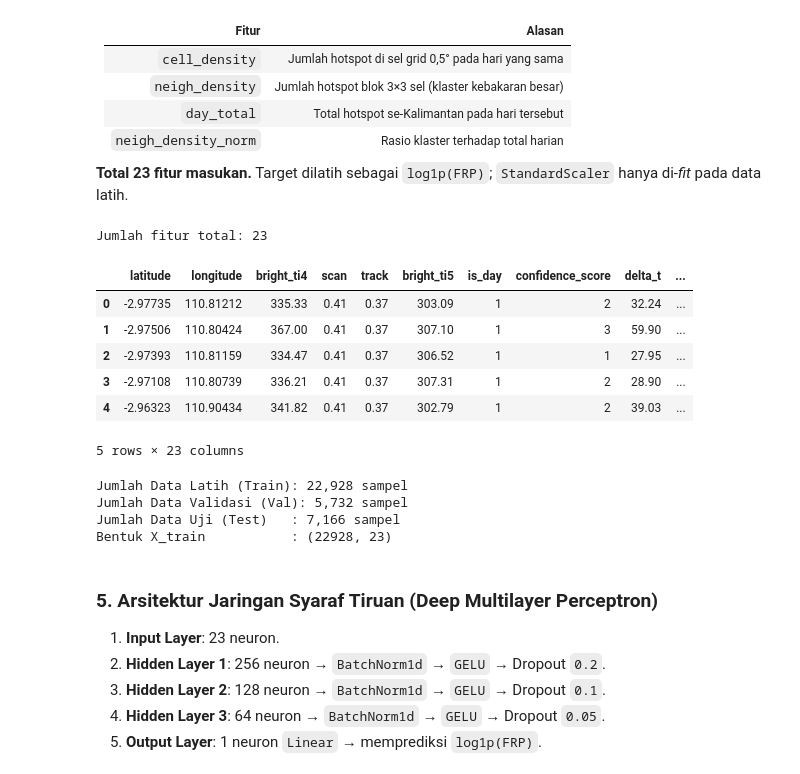
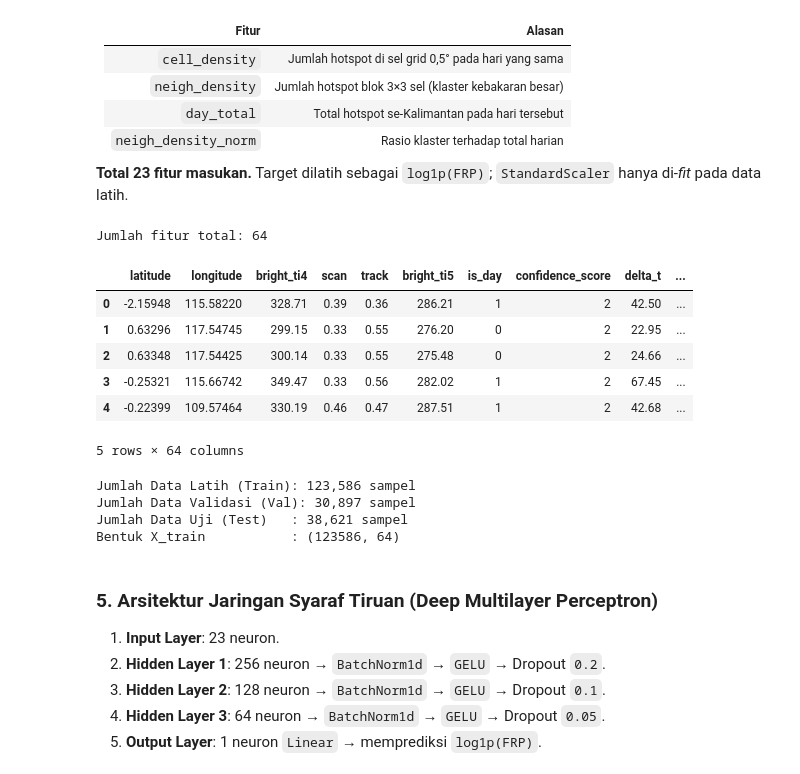
Before and after one commit to adityadoang/Prediksi-titik-panas-karhutla-di-kalimantan, a Jupyter notebook: projek_jst_karhutla.ipynb, the cells around one changed output. Drawn from its saved outputs; the diff is of its cells as text; code cells hidden in the pictures.

```diff
--- a/projek_jst_karhutla.ipynb
+++ b/projek_jst_karhutla.ipynb
@@ -70,20 +68,16 @@ Alokasi Memori   : 7.96 GB
 
 Dataset bersih berisi 35.826 titik api. Kolom `acq_time`/`acq_date` diambil dari file mentah dan diselaraskan baris demi baris (satu baris FRP 529,28 MW telah dibuang pada tahap *cleaning*).
 # %%
-raw = pd.read_csv('nasa_viirs_kalimantan_raw.csv')
-cleaned = pd.read_csv('data_karhutla_kalimantan_cleaned.csv')
+df = pd.read_csv('data_karhutla_dengan_cuaca.csv')
+df = df[df['frp'] < 500].reset_index(drop=True)
 
-raw = raw[raw['frp'] < 500].reset_index(drop=True)
-assert len(raw) == len(cleaned), 'panjang data mentah dan bersih tidak sama'
-assert np.allclose(raw['frp'].values, cleaned['frp'].values), 'urutan baris tidak selaras'
-
-df = cleaned.copy()
-df['acq_time'] = raw['acq_time'].values
-df['acq_date'] = pd.to_datetime(raw['acq_date'].values)
+df['is_day'] = (df['daynight'] == 'D').astype(int)
+df['confidence_score'] = df['confidence'].map({'l': 1, 'n': 2, 'h': 3}).astype(int)
+df['acq_date'] = pd.to_datetime(df['acq_date'])
 df['day_idx'] = (df['acq_date'] - df['acq_date'].min()).dt.days
 
 print(f'Ukuran dataset: {df.shape[0]:,} baris data dan {df.shape[1]} kolom.')
 print(f'Periode data  : {df["acq_date"].min().date()} s/d {df["acq_date"].max().date()} '
-      f'({df["day_idx"].nunique()} hari)')
+      f'({df["acq_date"].dt.year.nunique()} tahun, {df["day_idx"].nunique():,} hari unik)')
 df.head()
 # %% [output]
@@ -230,41 +225,47 @@ def build_density_tables(frame):
 
 def add_density_features(frame, tables):
     cell, neigh, day_total = tables
     g = frame.copy()
     g['glat'] = np.floor(g['latitude'] / 0.5).astype(int)
     g['glon'] = np.floor(g['longitude'] / 0.5).astype(int)
     g = g.merge(cell, on=['day_idx', 'glat', 'glon'], how='left')
     g = g.merge(neigh, on=['day_idx', 'glat', 'glon'], how='left')
     g = g.merge(day_total, on='day_idx', how='left')
     g['cell_density'] = g['cell_density'].fillna(0)
     g['neigh_density'] = g['neigh_density'].fillna(g['cell_density'])
     g['day_total'] = g['day_total'].fillna(g['day_total'].median())
     g['neigh_density_norm'] = (g['neigh_density'] / g['day_total'].replace(0, np.nan)).fillna(0)
     return g[['cell_density', 'neigh_density', 'day_total', 'neigh_density_norm']]
 
 THERMAL = ['delta_t', 'pixel_area', 'ti4_day', 'ti4_ti5_ratio',
            'delta_t_day', 'conf_high', 'conf_nominal']
 TEMPORAL = ['hour_frac', 'hour_sin', 'hour_cos', 'day_idx']
 DENSITY = ['cell_density', 'neigh_density', 'day_total', 'neigh_density_norm']
-FEATURES = BASE_FEATURES + THERMAL + TEMPORAL + DENSITY
+NON_WEATHER = {
+    'latitude', 'longitude', 'acq_date', 'acq_time', 'frp',
+    'bright_ti4', 'bright_ti5', 'scan', 'track', 'confidence', 'daynight',
+    'date', 'cell_id', 'is_day', 'confidence_score', 'day_idx',
+}
+WEATHER = [c for c in df.columns if c not in NON_WEATHER]
+FEATURES = BASE_FEATURES + THERMAL + TEMPORAL + DENSITY + WEATHER
 
 df_thermal = add_thermal_features(df)
 df_time = add_temporal_features(df_thermal)
 density_tables = build_density_tables(df_thermal)
 df_fe = pd.concat([df_time.reset_index(drop=True),
                    add_density_features(df_time, density_tables).reset_index(drop=True)], axis=1)
 
 print(f'Jumlah fitur total: {len(FEATURES)}')
 df_fe[FEATURES].head()
 # %% [output]
-Jumlah fitur total: 23
+Jumlah fitur total: 64
 |  | latitude | longitude | bright_ti4 | scan | track | bright_ti5 | is_day | confidence_score | delta_t | ... |
-| 0 | -2.97735 | 110.81212 | 335.33 | 0.41 | 0.37 | 303.09 | 1 | 2 | 32.24 | ... |
-| 1 | -2.97506 | 110.80424 | 367.00 | 0.41 | 0.37 | 307.10 | 1 | 3 | 59.90 | ... |
-| 2 | -2.97393 | 110.81159 | 334.47 | 0.41 | 0.37 | 306.52 | 1 | 1 | 27.95 | ... |
-| 3 | -2.97108 | 110.80739 | 336.21 | 0.41 | 0.37 | 307.31 | 1 | 2 | 28.90 | ... |
-| 4 | -2.96323 | 110.90434 | 341.82 | 0.41 | 0.37 | 302.79 | 1 | 2 | 39.03 | ... |
+| 0 | -2.15948 | 115.58220 | 328.71 | 0.39 | 0.36 | 286.21 | 1 | 2 | 42.50 | ... |
+| 1 | 0.63296 | 117.54745 | 299.15 | 0.33 | 0.55 | 276.20 | 0 | 2 | 22.95 | ... |
+| 2 | 0.63348 | 117.54425 | 300.14 | 0.33 | 0.55 | 275.48 | 0 | 2 | 24.66 | ... |
+| 3 | -0.25321 | 115.66742 | 349.47 | 0.33 | 0.56 | 282.02 | 1 | 2 | 67.45 | ... |
+| 4 | -0.22399 | 109.57464 | 330.19 | 0.46 | 0.47 | 287.51 | 1 | 2 | 42.68 | ... |
-5 rows × 23 columns
+5 rows × 64 columns
 # %%
 X = df_fe[FEATURES].values.astype(np.float32)
 y = df_fe[TARGET].values.astype(np.float64)
@@ -298,10 +299,10 @@ print(f'Jumlah Data Validasi (Val): {len(X_val):,} sampel')
 print(f'Jumlah Data Uji (Test)   : {len(X_test):,} sampel')
 print(f'Bentuk X_train           : {X_train_scaled.shape}')
 # %% [output]
-Jumlah Data Latih (Train): 22,928 sampel
-Jumlah Data Validasi (Val): 5,732 sampel
-Jumlah Data Uji (Test)   : 7,166 sampel
-Bentuk X_train           : (22928, 23)
+Jumlah Data Latih (Train): 123,586 sampel
+Jumlah Data Validasi (Val): 30,897 sampel
+Jumlah Data Uji (Test)   : 38,621 sampel
+Bentuk X_train           : (123586, 64)
 # %% [markdown]
 ### 5. Arsitektur Jaringan Syaraf Tiruan (Deep Multilayer Perceptron)
 
```
Also changed, not shown: parts of 12 cells of this notebook, 7 other files.
